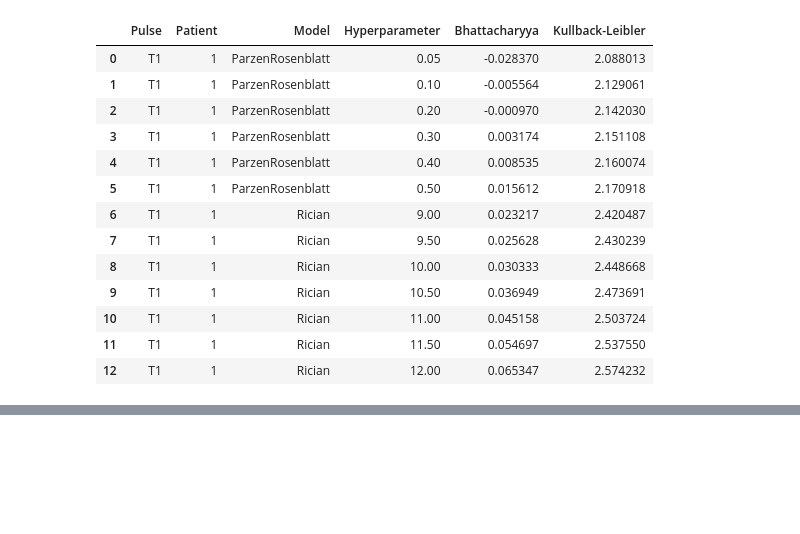
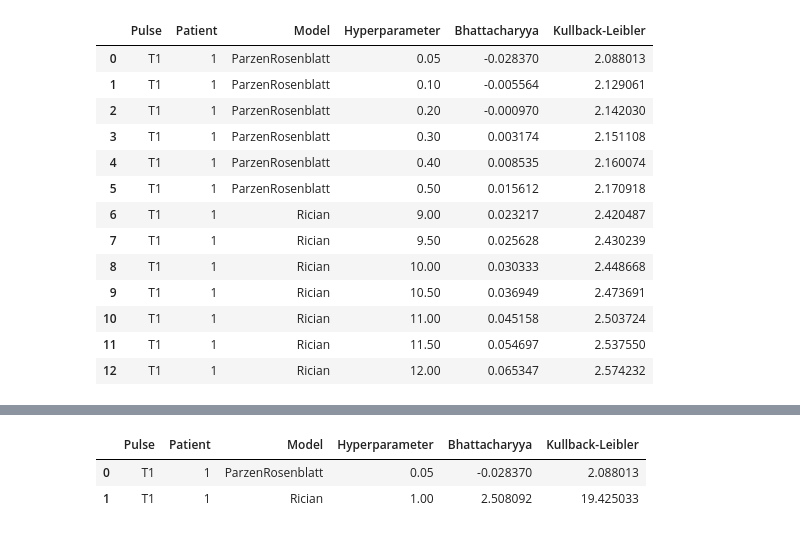
Before and after one commit to MarioPasc/Meningioma, a Jupyter notebook: jupyter/explore_metadata.ipynb, the cells around one changed output, grey strips where cells are left out. Cells and saved outputs as stored; diff of their text form; code cells hidden in the pictures; blank space fills up the shorter version.

```diff
--- a/jupyter/explore_metadata.ipynb
+++ b/jupyter/explore_metadata.ipynb
@@ -837,0 +791,88 @@ Parzen hyp:   Pulse  Patient             Model  Hyperparameter  Bhattacharyya  \
+# %%
+from sklearn.model_selection import train_test_split
+from metrics import Metrics
+from image_processing import ImageProcessing
+import pandas as pd
+import numpy as np
+
+results_df = pd.DataFrame(columns=['Pulse', 'Patient', 'Model', 'Hyperparameter', 'Bhattacharyya', 'Kullback-Leibler'])
+H_VALUES = [0.05]        # Bandwidths for KDE models
+SIGMA_VALUES = [1]    # Sigma values for Rician distribution
+N_SLICES = 5                       # Number of slices around the middle slice
+PULSE_TYPES = ['T1']
+TRAIN_TEST_SPLIT = 0.67            # Percentage for train set
+RANDOM_SEED = 42                   # Seed for reproducibility
+DATASET_FOLDER = "/home/mariopasc/Python/Datasets/Meningiomas/Meningioma_Adquisition"
+
+patient_ids = [1]
+
+for pulse in PULSE_TYPES:
+    for patient_id in patient_ids:
+        nrrd_path = f"{DATASET_FOLDER}/RM/{pulse}/P{patient_id}/{pulse}_P{patient_id}.nrrd"
+
+        # 1. Load MRI Image
+        image_data = ImageProcessing.open_nrrd_file(nrrd_path)
+        transversal_axis = ImageProcessing.get_transversal_axis(nrrd_path)
+        mid_slice_idx = image_data.shape[transversal_axis] // 2
+
+        # 2. Extract 2N+1 slices around the middle slice
+        slices = [ImageProcessing.extract_transversal_slice(image_data, transversal_axis, slice_index=mid_slice_idx + offset)
+                    for offset in range(-N_SLICES, N_SLICES + 1)]
+
+        # Split slices into train and test sets at the image level
+        train_slices, test_slices = train_test_split(
+            slices, train_size=TRAIN_TEST_SPLIT, random_state=RANDOM_SEED
+        )
+
+        # Training Phase: Collect noise data from all training slices
+        train_noise_data = []
+        for img in train_slices:
+            mask = ImageProcessing.segment_intracraneal_region(img)
+            filled_mask = ImageProcessing.fill_mask(mask)
+            bbox = ImageProcessing.find_largest_bbox(filled_mask)
+            noise_values = ImageProcessing.extract_noise_outside_bbox(img, bbox, filled_mask)
+            train_noise_data.extend(noise_values)
+        train_noise_data = np.array(train_noise_data)
+
+        # Train Parzen-Rosenblatt KDE models with different h values
+        kde_models = {h: ImageProcessing.kde(train_noise_data, h=h, return_x_values=False) for h in H_VALUES}
+
+        # Testing Phase: Collect noise data from all test slices
+        test_noise_data = []
+        for img in test_slices:
+            mask = ImageProcessing.segment_intracraneal_region(img)
+            filled_mask = ImageProcessing.fill_mask(mask)
+            bbox = ImageProcessing.find_largest_bbox(filled_mask)
+            noise_values = ImageProcessing.extract_noise_outside_bbox(img, bbox, filled_mask)
+            test_noise_data.extend(noise_values)
+        test_noise_data = np.array(test_noise_data)
+
+        # Generate x_values for model evaluations
+        x_values = np.linspace(np.min(test_noise_data), np.max(test_noise_data), 1000)
+
+        # Create Rician models with different sigma values
+        rician_models = {sigma: ImageProcessing.rician(x_values, sigma) for sigma in SIGMA_VALUES}
+
+        # Evaluate Parzen-Rosenblatt models with test data
+        for h, kde_pdf in kde_models.items():
+            # Compute Bhattacharyya's and KL Divergences
+            bhattacharyya_distance = Metrics.compute_bhattacharyya_distance(test_noise_data, kde_pdf)
+            kl_divergence = Metrics.compute_kl_divergence(test_noise_data, kde_pdf)
+
+            # Record results for Parzen-Rosenblatt model
+            results_df.loc[len(results_df)] = [pulse, patient_id, 'ParzenRosenblatt', h, bhattacharyya_distance, kl_divergence]
+
+        # Evaluate Rician models with test data
+        for sigma, rician_pdf in rician_models.items():
+            # Compute Bhattacharyya's and KL Divergences
+            bhattacharyya_distance = Metrics.compute_bhattacharyya_distance(test_noise_data, rician_pdf)
+            kl_divergence = Metrics.compute_kl_divergence(test_noise_data, rician_pdf)
+
+            # Record results for Rician model
+            results_df.loc[len(results_df)] = [pulse, patient_id, 'Rician', sigma, bhattacharyya_distance, kl_divergence]
+
+results_df
+# %% [output]
+|  | Pulse | Patient | Model | Hyperparameter | Bhattacharyya | Kullback-Leibler |
+| 0 | T1 | 1 | ParzenRosenblatt | 0.05 | -0.028370 | 2.088013 |
+| 1 | T1 | 1 | Rician | 1.00 | 2.508092 | 19.425033 |
```
Also changed, not shown: parts of 3 cells of this notebook, 2 other files.
